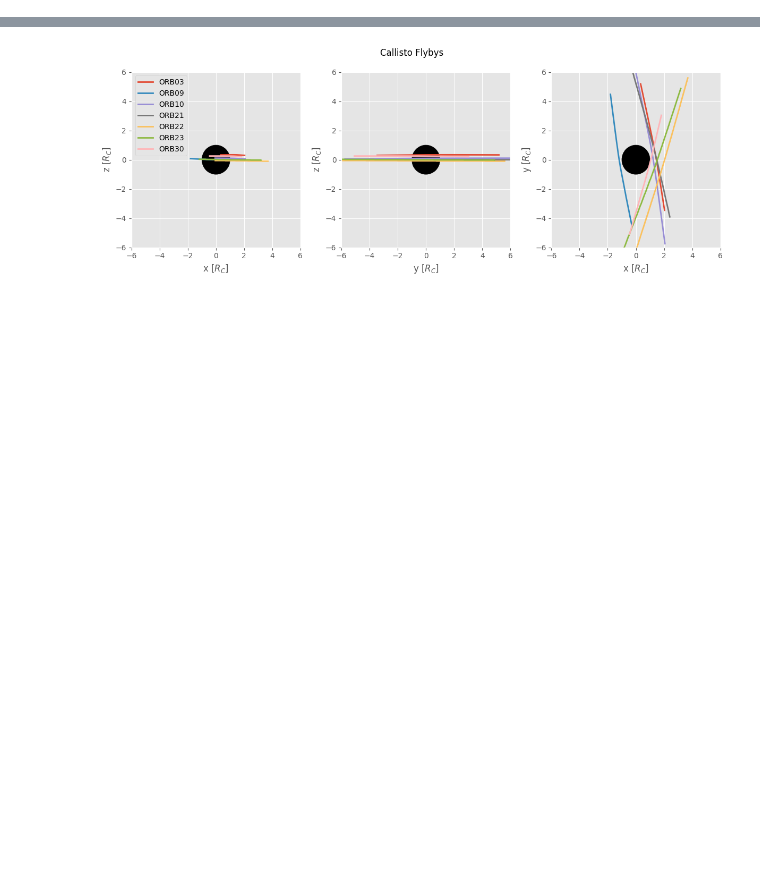
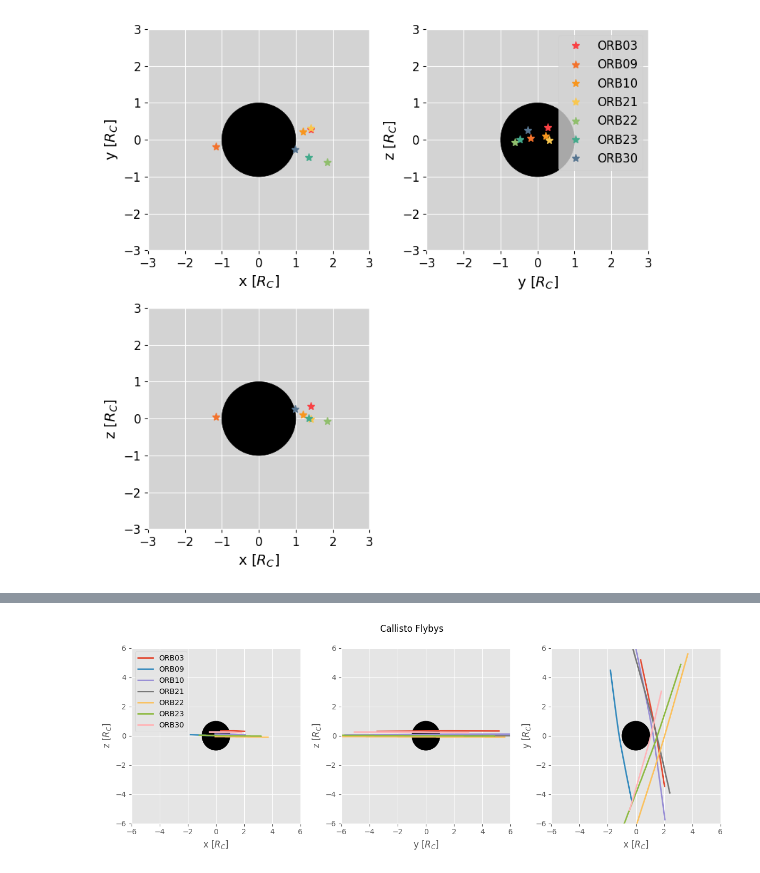
Before and after one commit to vera-br/Callisto, a Jupyter notebook: Galileo-analysis.ipynb, the cells around one changed output, grey strips where cells are left out. Drawn from its saved outputs; the diff is of its cells as text; code cells hidden in the pictures; blank space fills up the shorter version.

```diff
--- a/Galileo-analysis.ipynb
+++ b/Galileo-analysis.ipynb
@@ -165,8 +235,8 @@ plot_magnetic_field(unix_timestamp_03, Bx_03, By_03, Bz_03, B_mag_03, flyby='ORB
 # Plot Galileo Trajectory
 
 # Define the common x and y limits for all subplots
-common_xlim = (-6, 6)
-common_ylim = (-6, 6)
+common_xlim = (-3, 3)
+common_ylim = (-3, 3)
 
 fig, ax = plt.subplots(figsize=(6, 6))
 ax = add_callisto_circle(ax)
@@ -176,11 +246,16 @@ ax.set_xlim(common_xlim)
 ax.set_ylim(common_ylim)
 
 # Plot the data
-ax.plot(x_03, y_03, label=label_03)
+orbit = ax.plot(x_03, y_03)
+
+x, y, z = spherical_to_cartesian(CA_coords_03[0], CA_coords_03[1], CA_coords_03[2])
+ax.plot(x, y, marker='*', markersize=13, color=orbit[0].get_color(), label="Closest Approach")
 
 # Set the labels
 ax.set_xlabel('x [$R_C$]')
 ax.set_ylabel('y [$R_C$]')
 
+plt.title(label_03)
+plt.legend()
 plt.show()
 # %% [output]
@@ -282,0 +329,50 @@ No artists with labels found to put in legend.  Note that artists whose label st
+# %%
+# Initialising figures and adding Callisto
+fig, axes = plt.subplots(2, 2, figsize=(8, 8))
+
+# Add the Callisto circle to each subplot using the function
+for i in range(2):
+    for j in range(2):
+        axes[i, j] = add_callisto_circle(axes[i, j])
+
+# Defining and applying the common limits
+common_xlim = (-3, 3)
+common_ylim = (-3, 3)
+common_zlim = (-3, 3)
+
+axes[0, 0].set_xlim(common_xlim)
+axes[0, 0].set_ylim(common_ylim)
+
+axes[1, 0].set_xlim(common_xlim)
+axes[1, 0].set_ylim(common_zlim)
+
+axes[0, 1].set_xlim(common_ylim)
+axes[0, 1].set_ylim(common_zlim)
+
+# Set the labels
+axes[0, 0].set_xlabel('x [$R_C$]')
+axes[0, 0].set_ylabel('y [$R_C$]')
+
+axes[1, 0].set_xlabel('x [$R_C$]')
+axes[1, 0].set_ylabel('z [$R_C$]')
+
+axes[0, 1].set_xlabel('y [$R_C$]')
+axes[0, 1].set_ylabel('z [$R_C$]')
+
+
+for i in range(0, len(CA_coords_all)):
+    CA_coords_i = CA_coords_all[i]
+    x, y, z = spherical_to_cartesian(CA_coords_i[0], CA_coords_i[1], CA_coords_i[2])
+    axes[0, 0].plot(x, y, '*', label=orbit_label[i])
+    axes[1, 0].plot(x, z, '*', label=orbit_label[i])
+    axes[0, 1].plot(y, z, '*', label=orbit_label[i])
+
+axes[0, 1].legend(loc='upper right')
+
+# Remove the bottom-right subplot
+fig.delaxes(axes[1, 1])
+
+plt.tight_layout()
+plt.show()
+# %% [output]
+[figure, added]
```
Also changed, not shown: parts of 16 cells of this notebook.
